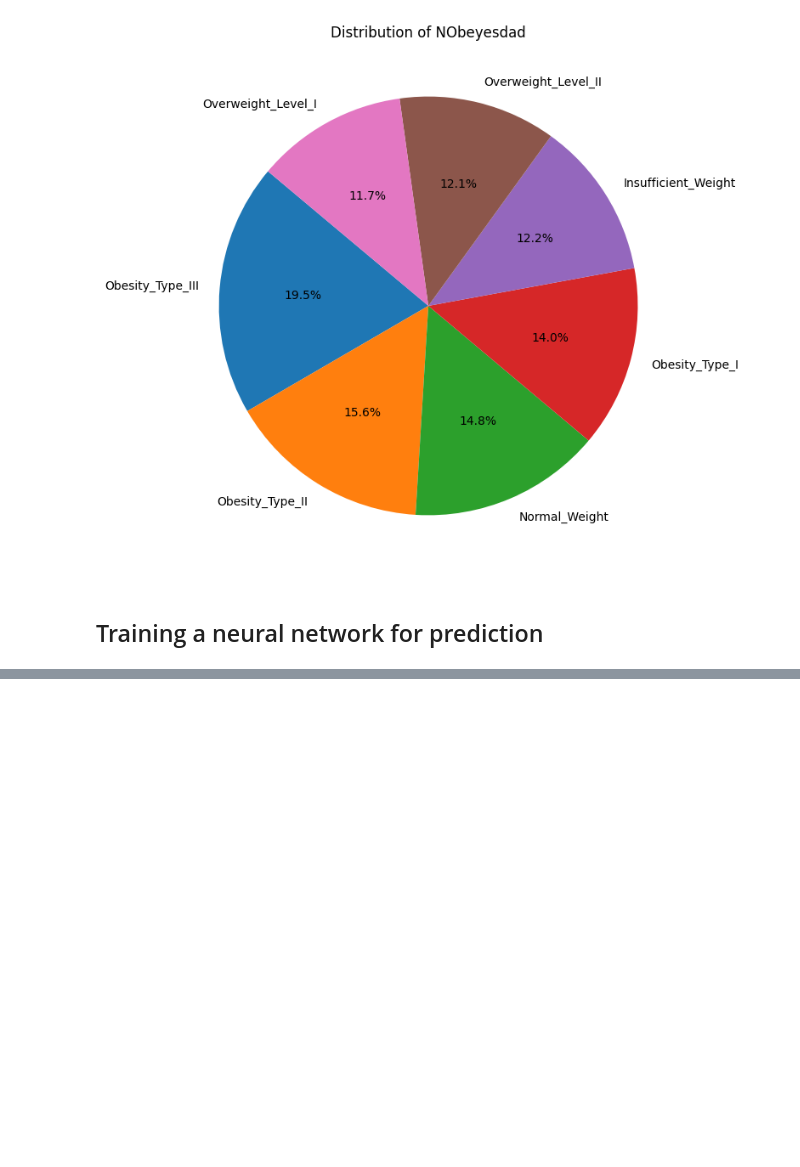
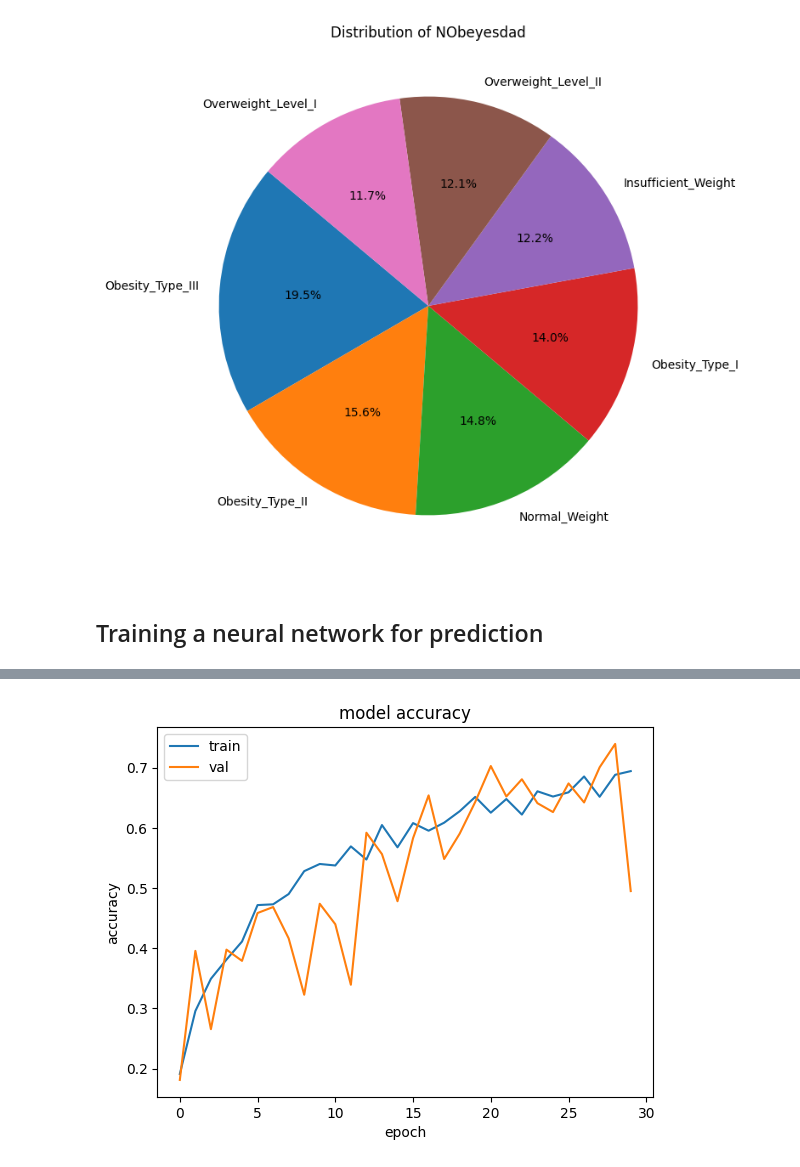
Before and after one commit to mdiannna/KaggleCompetitions2024, a Jupyter notebook: Obesity Challenge/Obesity_challenge.ipynb, the cells around one changed output, grey strips where cells are left out. Drawn from its saved outputs; the diff is of its cells as text; code cells hidden in the pictures; blank space fills up the shorter version.

```diff
--- a/Obesity Challenge/Obesity_challenge.ipynb
+++ b/Obesity Challenge/Obesity_challenge.ipynb
@@ -140,0 +161,4 @@ print("Test Accuracy:", accuracy)
+# %%
+# Split features and target variable
+X = data.drop(columns=["encoded_NObeyesdad", "NObeyesdad"])
+y = data["encoded_NObeyesdad"]
@@ -140,0 +178,18 @@ print("Test Accuracy:", accuracy)
+# %%
+
+# Define the model
+model = tf.keras.Sequential([
+    tf.keras.layers.Input(shape=(X_train.shape[1],)),
+    tf.keras.layers.Dense(64, activation='relu'),
+    tf.keras.layers.Dense(32, activation='relu'),
+    tf.keras.layers.Dense(len(y_train.unique()), activation='softmax')  # Output layer with softmax activation for classification
+])
+# %%
+# Compile the model
+model.compile(optimizer='adam',
+              loss='sparse_categorical_crossentropy',  # For multi-class classification
+              metrics=['accuracy'])
+# %%
+
+# Train the model
+history = model.fit(X_train, y_train, epochs=30, batch_size=32, validation_split=0.2)
@@ -140,0 +214,12 @@ print("Test Accuracy:", accuracy)
+# %%
+import matplotlib.pyplot as plt
+
+plt.plot(history.history['accuracy'])
+plt.plot(history.history['val_accuracy'])
+plt.title('model accuracy')
+plt.ylabel('accuracy')
+plt.xlabel('epoch')
+plt.legend(['train', 'val'], loc='upper left')
+plt.show()
+# %% [output]
+[figure, added]
```
Also changed, not shown: parts of 23 cells of this notebook, 2 other files.
